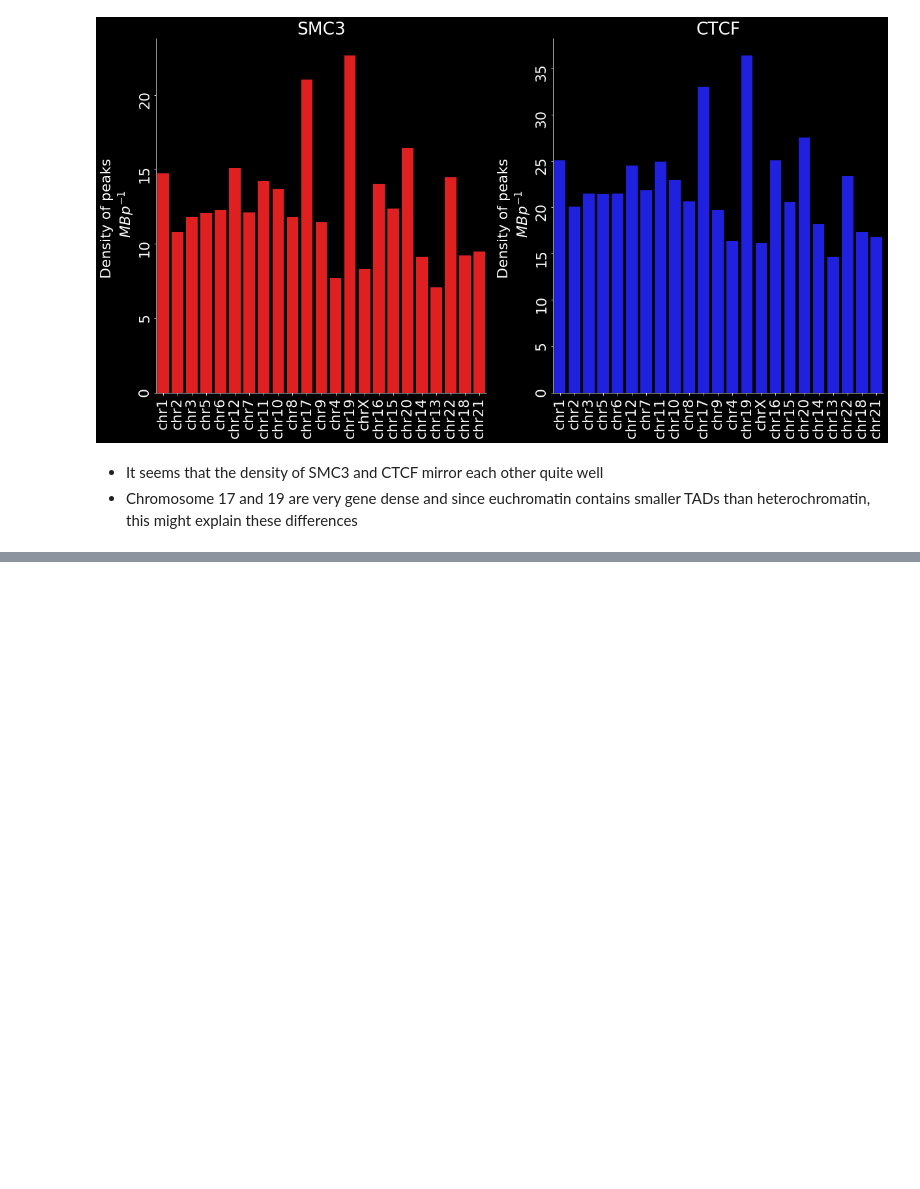
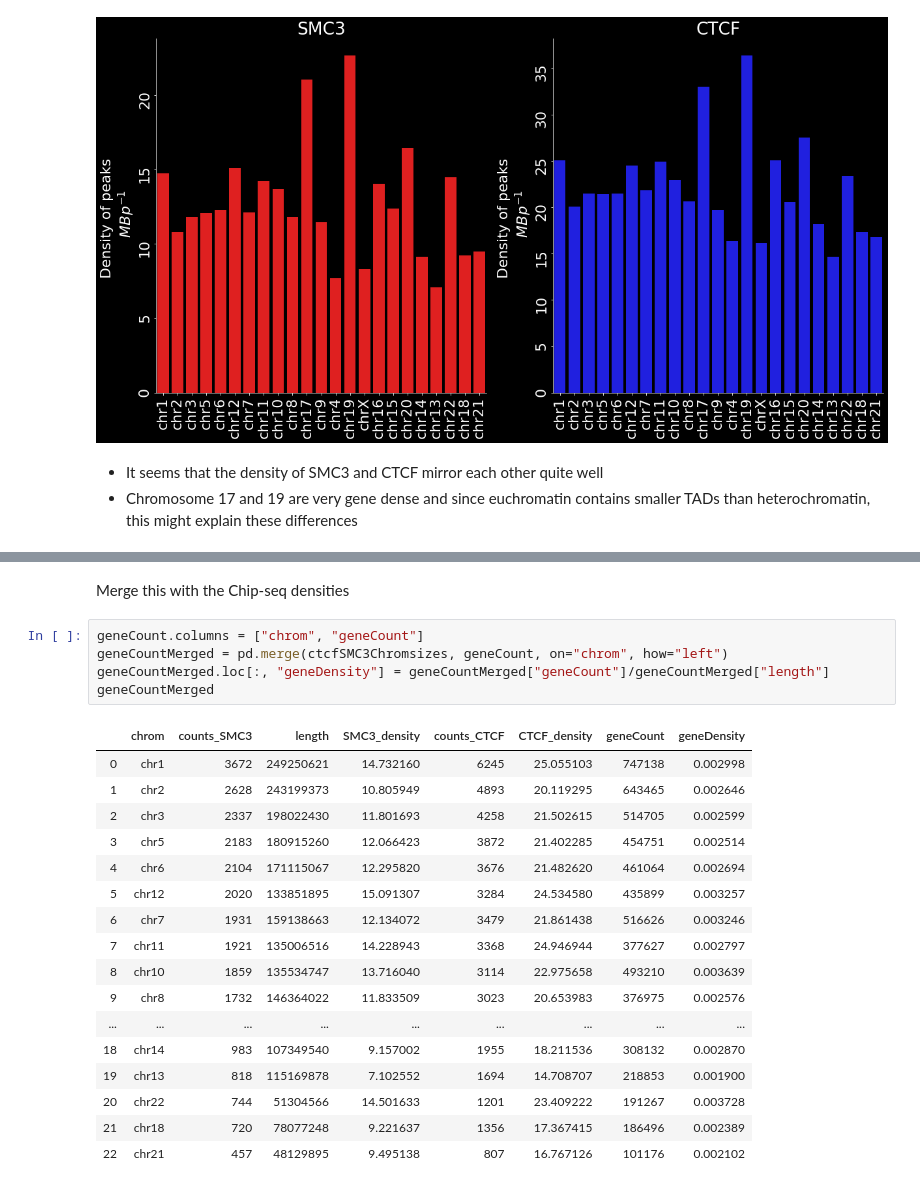
Before and after one commit to Mittmich/Sequencing_data_lesson_1, a Jupyter notebook: Example1_SMC3_CTCF_overlap.ipynb, the cells around one changed output, grey strips where cells are left out. Cells and saved outputs as stored; diff of their text form; blank space fills up the shorter version.

```diff
--- a/Example1_SMC3_CTCF_overlap.ipynb
+++ b/Example1_SMC3_CTCF_overlap.ipynb
@@ -288,0 +329,25 @@ plt.show()
+# %% [markdown]
+Merge this with the Chip-seq densities
+# %%
+geneCount.columns = ["chrom", "geneCount"]
+geneCountMerged = pd.merge(ctcfSMC3Chromsizes, geneCount, on="chrom", how="left")
+geneCountMerged.loc[:, "geneDensity"] = geneCountMerged["geneCount"]/geneCountMerged["length"]
+geneCountMerged
+# %% [output]
+|  | chrom | counts_SMC3 | length | SMC3_density | counts_CTCF | CTCF_density | geneCount | geneDensity |
+| 0 | chr1 | 3672 | 249250621 | 14.732160 | 6245 | 25.055103 | 747138 | 0.002998 |
+| 1 | chr2 | 2628 | 243199373 | 10.805949 | 4893 | 20.119295 | 643465 | 0.002646 |
+| 2 | chr3 | 2337 | 198022430 | 11.801693 | 4258 | 21.502615 | 514705 | 0.002599 |
+| 3 | chr5 | 2183 | 180915260 | 12.066423 | 3872 | 21.402285 | 454751 | 0.002514 |
+| 4 | chr6 | 2104 | 171115067 | 12.295820 | 3676 | 21.482620 | 461064 | 0.002694 |
+| 5 | chr12 | 2020 | 133851895 | 15.091307 | 3284 | 24.534580 | 435899 | 0.003257 |
+| 6 | chr7 | 1931 | 159138663 | 12.134072 | 3479 | 21.861438 | 516626 | 0.003246 |
+| 7 | chr11 | 1921 | 135006516 | 14.228943 | 3368 | 24.946944 | 377627 | 0.002797 |
+| 8 | chr10 | 1859 | 135534747 | 13.716040 | 3114 | 22.975658 | 493210 | 0.003639 |
+| 9 | chr8 | 1732 | 146364022 | 11.833509 | 3023 | 20.653983 | 376975 | 0.002576 |
+| ... | ... | ... | ... | ... | ... | ... | ... | ... |
+| 18 | chr14 | 983 | 107349540 | 9.157002 | 1955 | 18.211536 | 308132 | 0.002870 |
+| 19 | chr13 | 818 | 115169878 | 7.102552 | 1694 | 14.708707 | 218853 | 0.001900 |
+| 20 | chr22 | 744 | 51304566 | 14.501633 | 1201 | 23.409222 | 191267 | 0.003728 |
+| 21 | chr18 | 720 | 78077248 | 9.221637 | 1356 | 17.367415 | 186496 | 0.002389 |
+| 22 | chr21 | 457 | 48129895 | 9.495138 | 807 | 16.767126 | 101176 | 0.002102 |
```
Also changed, not shown: parts of 17 cells of this notebook.
